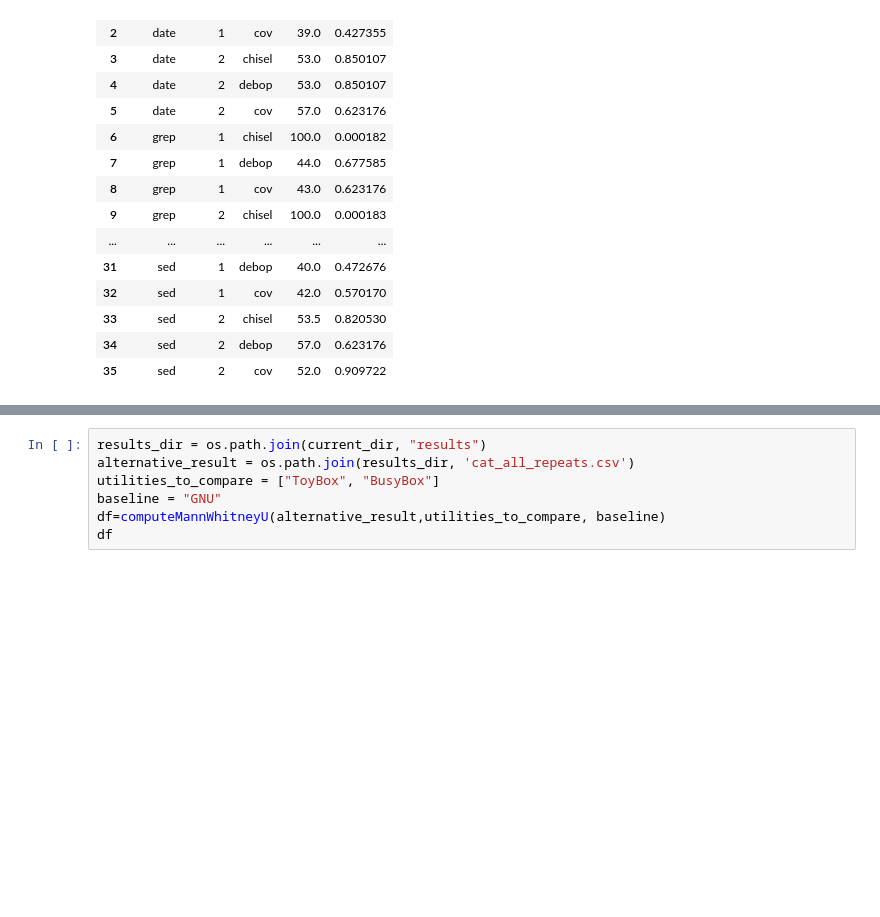
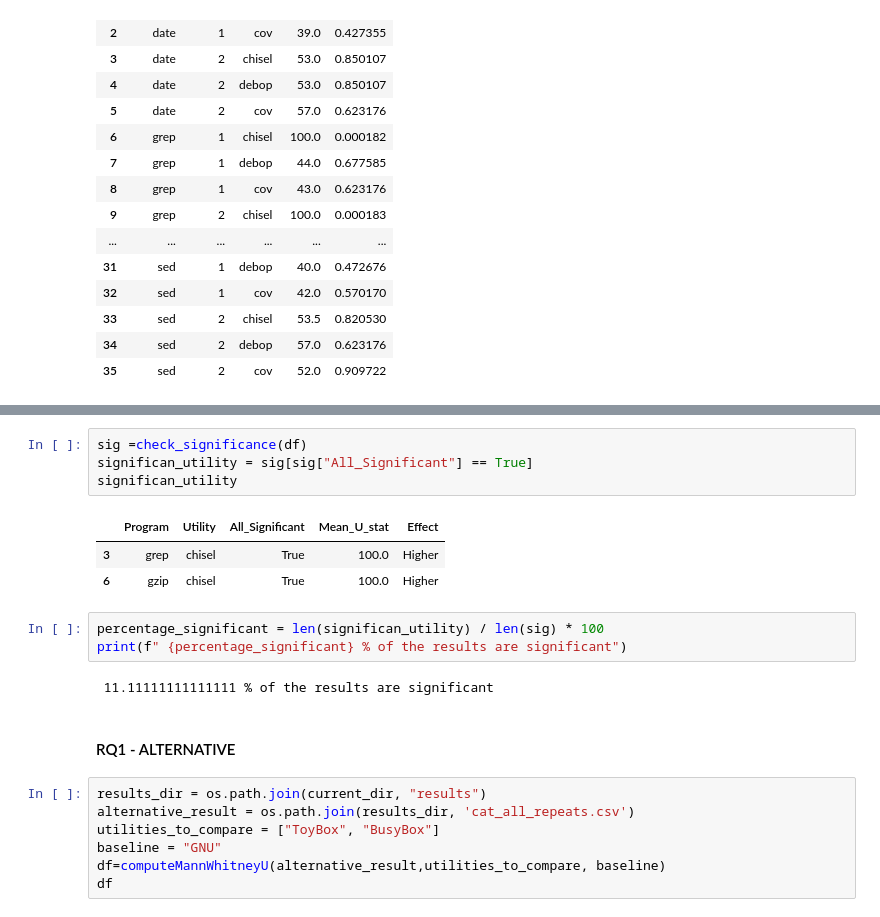
Before and after one commit to ternava/bloat-energy-consumption, a Jupyter notebook: notebooks/statistical_significance.ipynb, the cells around one changed output, grey strips where cells are left out. Cells and saved outputs as stored; diff of their text form; blank space fills up the shorter version.

```diff
--- a/notebooks/statistical_significance.ipynb
+++ b/notebooks/statistical_significance.ipynb
@@ -122,3 +117,18 @@ check_significance(df)
+# %%
+sig =check_significance(df)
+significan_utility = sig[sig["All_Significant"] == True]
+significan_utility
+# %% [output]
+|  | Program | Utility | All_Significant | Mean_U_stat | Effect |
+| 3 | grep | chisel | True | 100.0 | Higher |
+| 6 | gzip | chisel | True | 100.0 | Higher |
+# %%
+percentage_significant = len(significan_utility) / len(sig) * 100
+print(f" {percentage_significant} % of the results are significant")
+# %% [output]
+ 11.11111111111111 % of the results are significant
+# %% [markdown]
+#### RQ1 - ALTERNATIVE
 # %%
 results_dir = os.path.join(current_dir, "results")
 alternative_result = os.path.join(results_dir, 'cat_all_repeats.csv')
```
Also changed, not shown: parts of 10 cells of this notebook.
